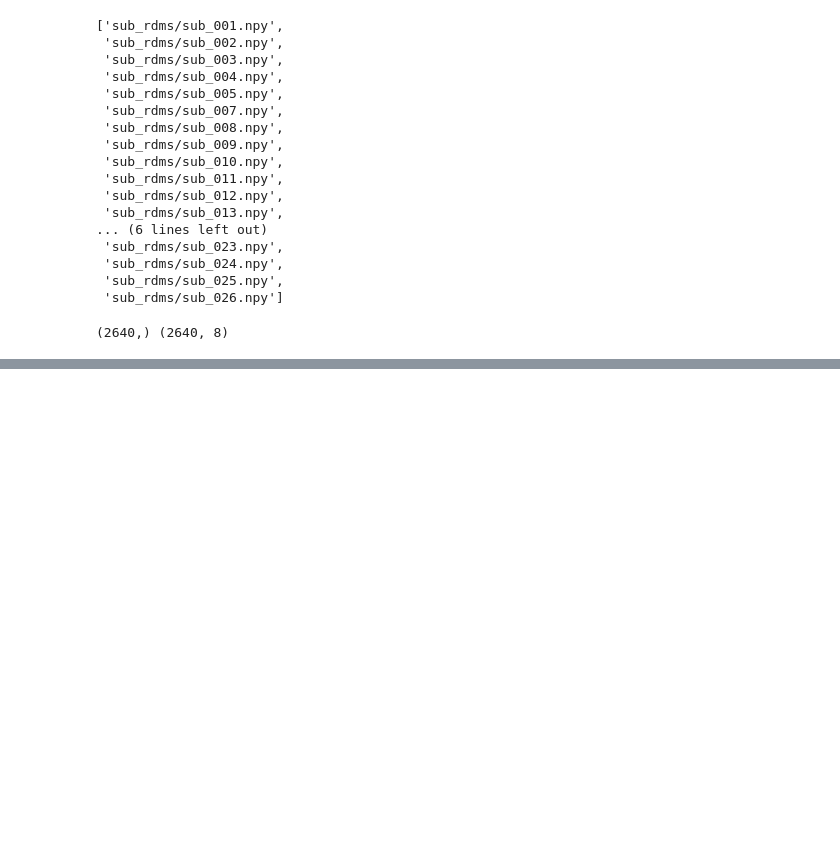
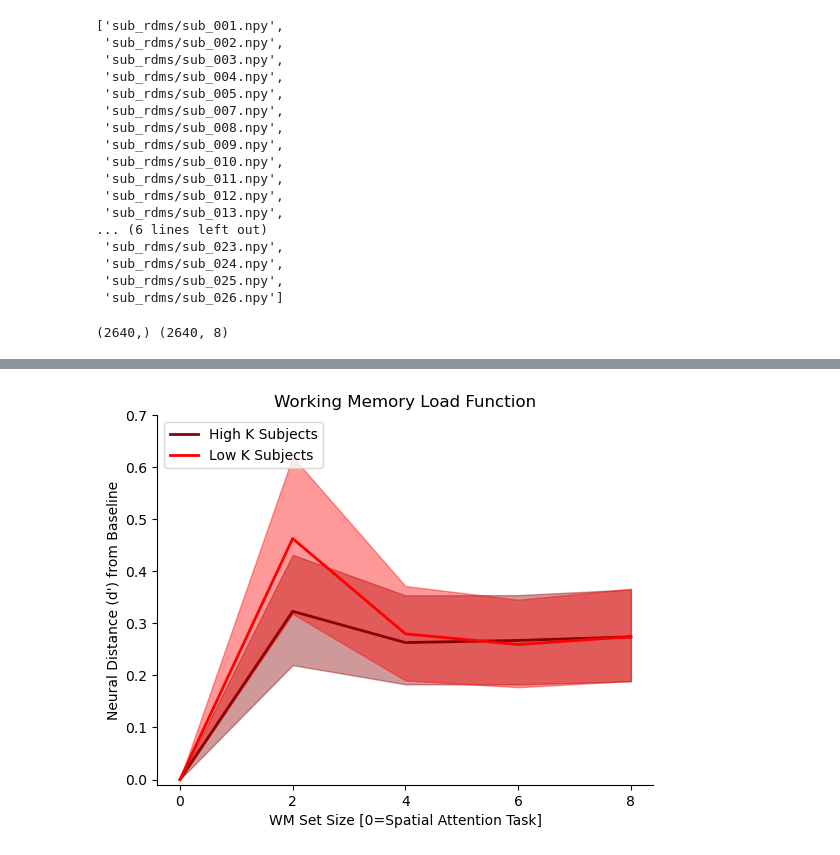
Before and after one commit to henrymj/banyan, a Jupyter notebook: analyses/4_bayesian_fits_hierarchical.ipynb, the cells around one changed output, grey strips where cells are left out. Cells and saved outputs as stored; diff of their text form; code cells hidden in the pictures; blank space fills up the shorter version.

```diff
--- a/analyses/4_bayesian_fits_hierarchical.ipynb
+++ b/analyses/4_bayesian_fits_hierarchical.ipynb
@@ -358,0 +419,38 @@ plt.show()
+# %%
+param = 'mu_WM'
+mu_WM_sub = trc['mu_WM_sub'].values
+mu_WM_sigmas = trc['sigma_WM_setsizes'].values # variability at each set size
+mu_WM = trc['mu_WM'].values
+mu_WM_sub = mu_WM_sigmas[:, np.newaxis, :]*mu_WM_sub + mu_WM[:, np.newaxis, :]  # combine population and subject walks
+
+mu_WM_high_k = mu_WM_sub[:, k_df.high_k.values, :].mean(1)
+mu_WM_low_k = mu_WM_sub[:, ~k_df.high_k.values, :].mean(1)
+
+high_param = mu_WM_high_k
+high_lower = az.hdi(high_param.T)[:, 0]
+high_upper = az.hdi(high_param.T)[:, 1]
+
+low_param = mu_WM_low_k
+low_lower = az.hdi(low_param.T)[:, 0]
+low_upper = az.hdi(low_param.T)[:, 1]
+
+ax = sns.lineplot(x=param_xs[param], y=high_param.mean(1), label='High K Subjects', color = 'dark'+param_colors[param], linewidth=2)
+plt.fill_between(param_xs[param], high_lower, high_upper, alpha = .4, color='dark'+param_colors[param])
+
+sns.lineplot(x=param_xs[param], y=low_param.mean(1), label='Low K Subjects', color = param_colors[param], ax=ax, linewidth=2)
+plt.fill_between(param_xs[param], low_lower, low_upper, alpha = .4, color=param_colors[param])
+
+plt.xticks(param_xs[param])
+plt.xlabel(param_xlabels[param])
+plt.ylim(-.01, .7)
+plt.yticks(np.round(plt.yticks()[0], 1))
+plt.ylim(-.01, .7)
+plt.ylabel("Neural Distance (d') from Baseline")
+plt.legend(loc='upper left')
+plt.title(param_titles[param])
+sns.despine()
+# plt.savefig(f'figures/{param}_split_half.svg')
+plt.show()
+plt.close()
+# %% [output]
+[figure, added]
```
Also changed, not shown: parts of 14 cells of this notebook.
